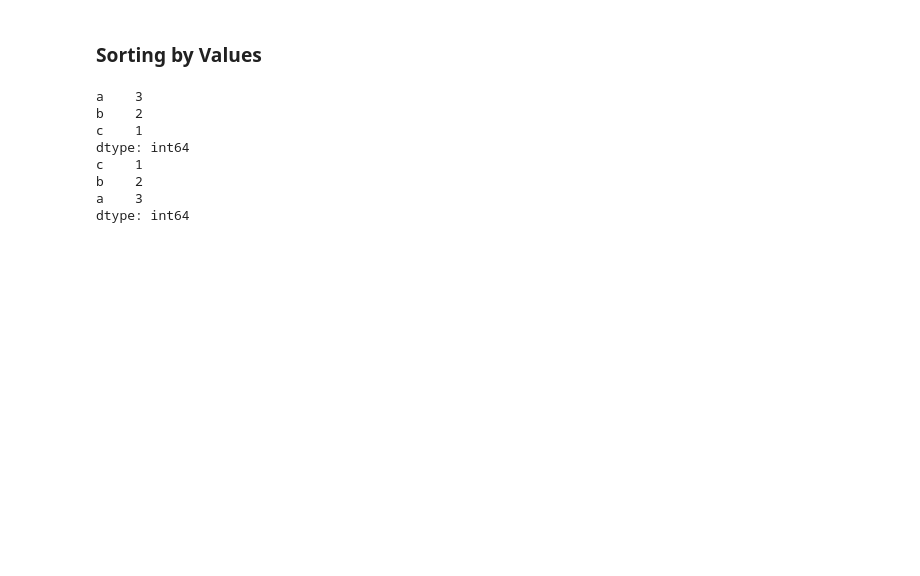
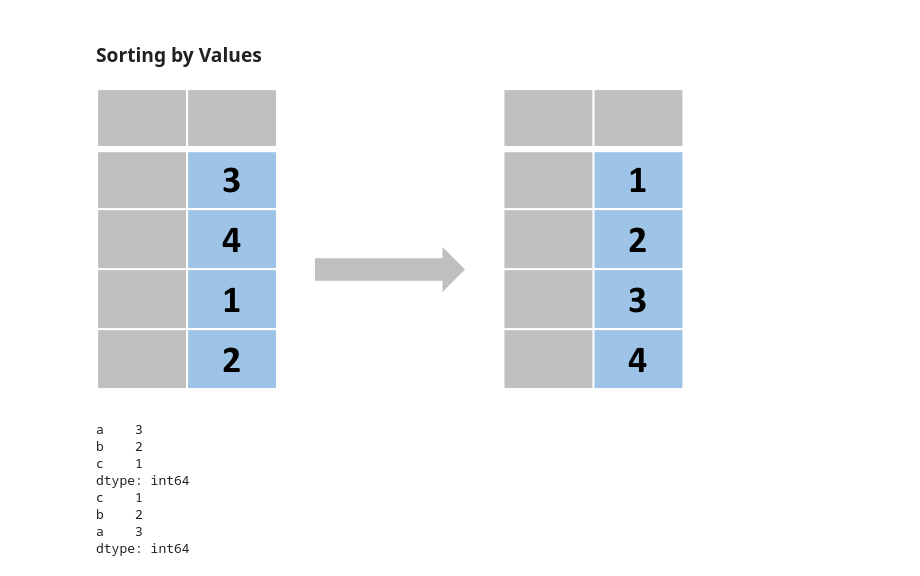
Before and after one commit to Zhenmao/Pandas-Reference-Guide, a Jupyter notebook: 1 Working with Series.ipynb, the cells around one changed output. Saved outputs shown, nothing was run; the diff lists cells and outputs as text; code cells hidden in the pictures; blank space fills up the shorter version.

```diff
--- a/1 Working with Series.ipynb
+++ b/1 Working with Series.ipynb
@@ -213,6 +217,10 @@ c    1
 dtype: int64
 # %% [markdown]
 ### Sorting by Values
+# %%
+Image("images/series-sorting-value.png", width=197.33)
+# %% [output]
+[figure, added]
 # %%
 s = pd.Series([3, 2, 1], index=['a', 'b', 'c'])
 print(s)
```
Also changed, not shown: parts of 6 cells of this notebook, 8 other files.
